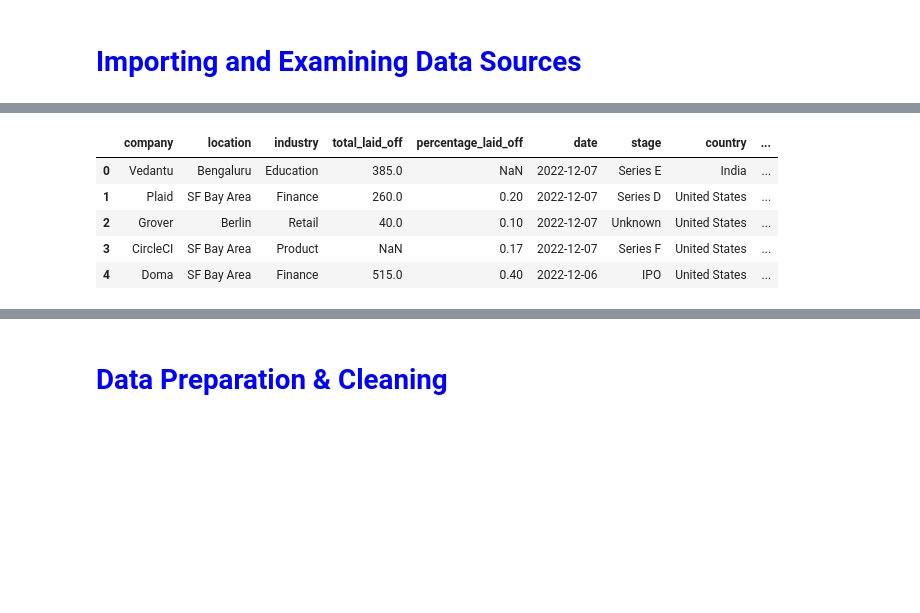
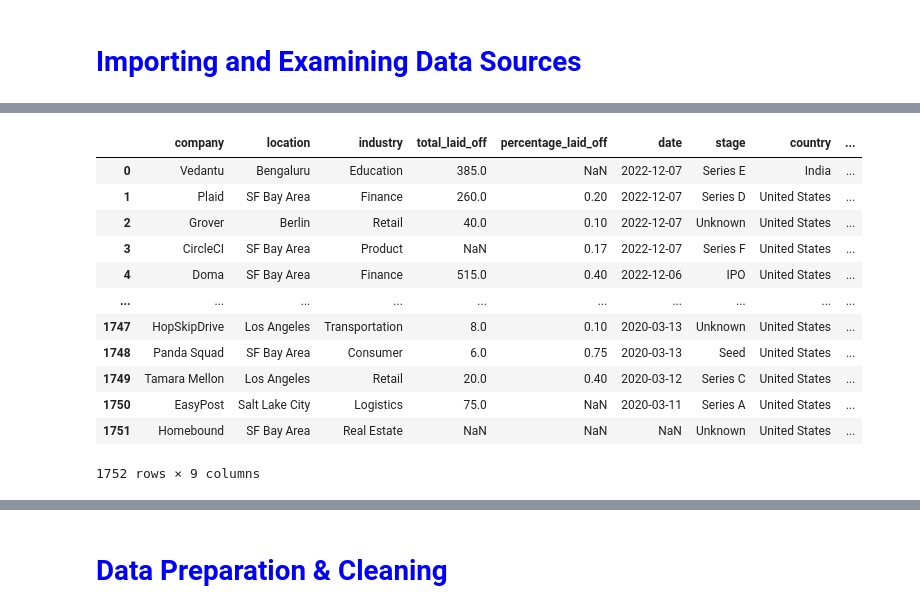
Before and after one commit to aldonahue/Layoffs-Influence-on-Tech-Recruiting-, a Jupyter notebook: Technical recruiting .ipynb, the cells around one changed output, grey strips where cells are left out. Drawn from its saved outputs; the diff is of its cells as text; code cells hidden in the pictures; blank space fills up the shorter version.

```diff
--- a/Technical recruiting .ipynb
+++ b/Technical recruiting .ipynb
@@ -75,14 +59,21 @@ import plotly.express as px
 # %%
 plotly.offline.init_notebook_mode()
 #read data
 
 df = pd.read_csv("layoffs.csv")
-df.head()
+df
 # %% [output]
 [interactive output not drawn]
 |  | company | location | industry | total_laid_off | percentage_laid_off | date | stage | country | ... |
 | 0 | Vedantu | Bengaluru | Education | 385.0 | NaN | 2022-12-07 | Series E | India | ... |
 | 1 | Plaid | SF Bay Area | Finance | 260.0 | 0.20 | 2022-12-07 | Series D | United States | ... |
 | 2 | Grover | Berlin | Retail | 40.0 | 0.10 | 2022-12-07 | Unknown | United States | ... |
 | 3 | CircleCI | SF Bay Area | Product | NaN | 0.17 | 2022-12-07 | Series F | United States | ... |
 | 4 | Doma | SF Bay Area | Finance | 515.0 | 0.40 | 2022-12-06 | IPO | United States | ... |
+| ... | ... | ... | ... | ... | ... | ... | ... | ... | ... |
+| 1747 | HopSkipDrive | Los Angeles | Transportation | 8.0 | 0.10 | 2020-03-13 | Unknown | United States | ... |
+| 1748 | Panda Squad | SF Bay Area | Consumer | 6.0 | 0.75 | 2020-03-13 | Seed | United States | ... |
+| 1749 | Tamara Mellon | Los Angeles | Retail | 20.0 | 0.40 | 2020-03-12 | Series C | United States | ... |
+| 1750 | EasyPost | Salt Lake City | Logistics | 75.0 | NaN | 2020-03-11 | Series A | United States | ... |
+| 1751 | Homebound | SF Bay Area | Real Estate | NaN | NaN | NaN | Unknown | United States | ... |
+1752 rows × 9 columns
```
Also changed, not shown: parts of 12 cells of this notebook, 1 other file.
